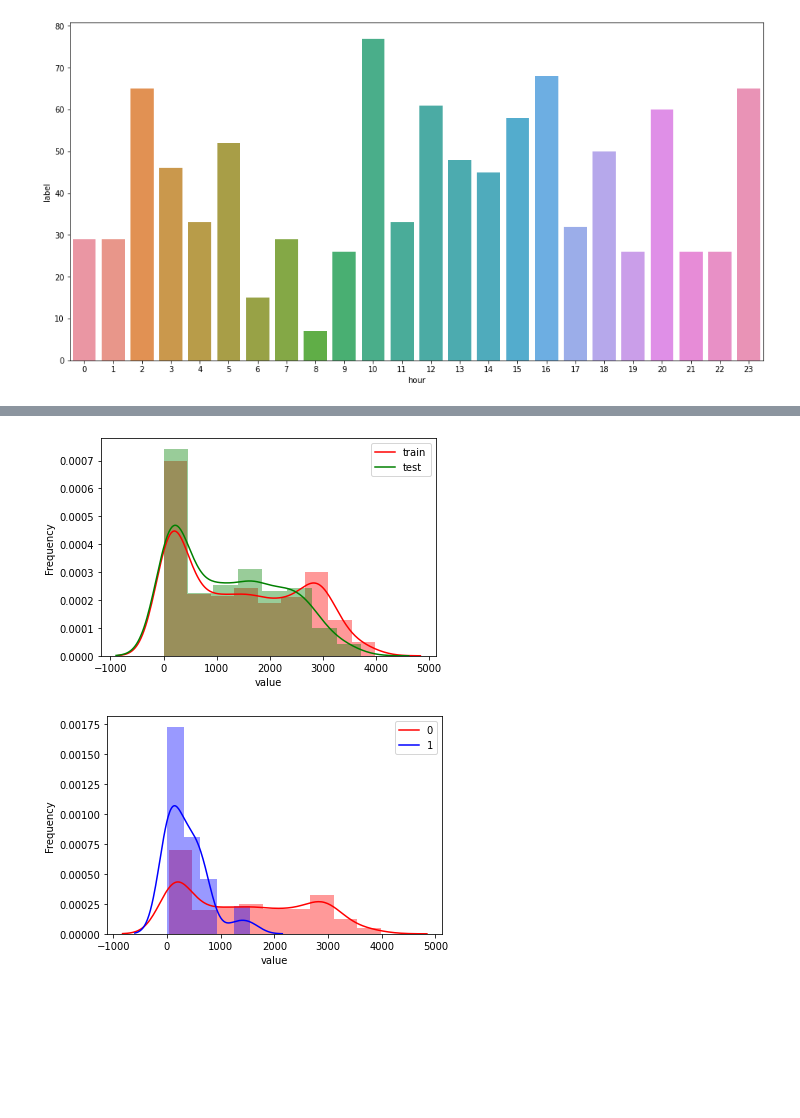
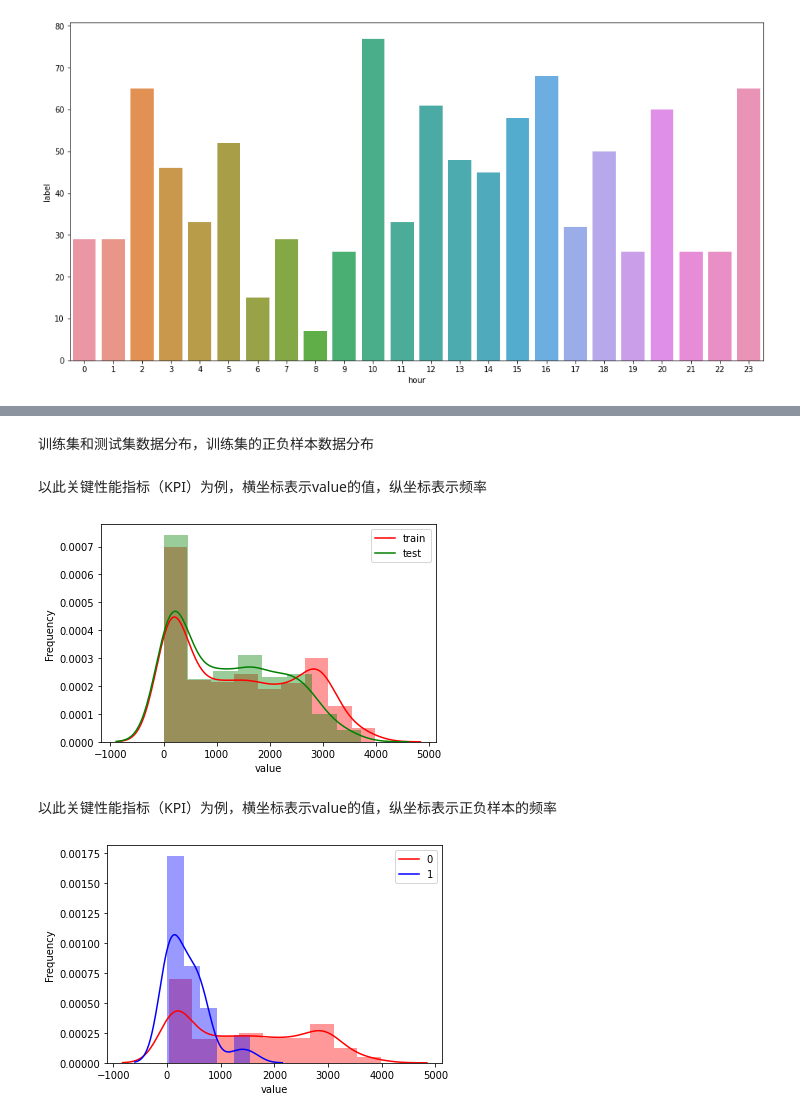
Before and after one commit to abuxliu/Anomaly-Detection, a Jupyter notebook: anomaly_detection.ipynb, the cells around one changed output, grey strips where cells are left out. Drawn from its saved outputs; the diff is of its cells as text; code cells hidden in the pictures; blank space fills up the shorter version.

```diff
--- a/anomaly_detection.ipynb
+++ b/anomaly_detection.ipynb
@@ -90,16 +154,18 @@ for cc in ['Number of Answered Sessions After Domain Selection (times)',
-# %%
-# 训练集合测试集数据分布
-df_df = df[df['kpi']=='Number of Answered Sessions After Domain Selection (times)']
-# Number of Answered Sessions After Domain Selection (times)
-# [Gx]CI Success Rate (%)
-g = sns.distplot(df_df['value'][(df_df["label"].notnull())], color="Red",)
-g = sns.distplot(df_df['value'][(df_df["label"].isnull())], ax =g, color="Green")
-# g = sns.distplot(df_df[column][(df["label"]==0)], color="Red",)
-# g = sns.distplot(df_df[column][(df["label"]==1)], ax =g, color="b")
-g.set_xlabel('value')
-g.set_ylabel("Frequency")
-g = g.legend(["train","test"])
-plt.show()
-# %% [output]
-[figure, removed]
+# %% [markdown]
+训练集和测试集数据分布，训练集的正负样本数据分布
+# %% [markdown]
+以此关键性能指标（KPI）为例，横坐标表示value的值，纵坐标表示频率
+# %%
+KPI = 'Number of Answered Sessions After Domain Selection (times)'
+temp = df[df['kpi']==KPI]
+g = sns.distplot(temp['value'][(temp["label"].notnull())],color="Red")
+g = sns.distplot(temp['value'][(temp["label"].isnull())],ax=g,color="Green")
+g.set_xlabel('value')
+g.set_ylabel("Frequency")
+g = g.legend(["train","test"])
+plt.show()
+# %% [output]
+[figure, added]
+# %% [markdown]
+以此关键性能指标（KPI）为例，横坐标表示value的值，纵坐标表示正负样本的频率
 # %%
```
Also changed, not shown: parts of 119 cells of this notebook, 4 other files.
